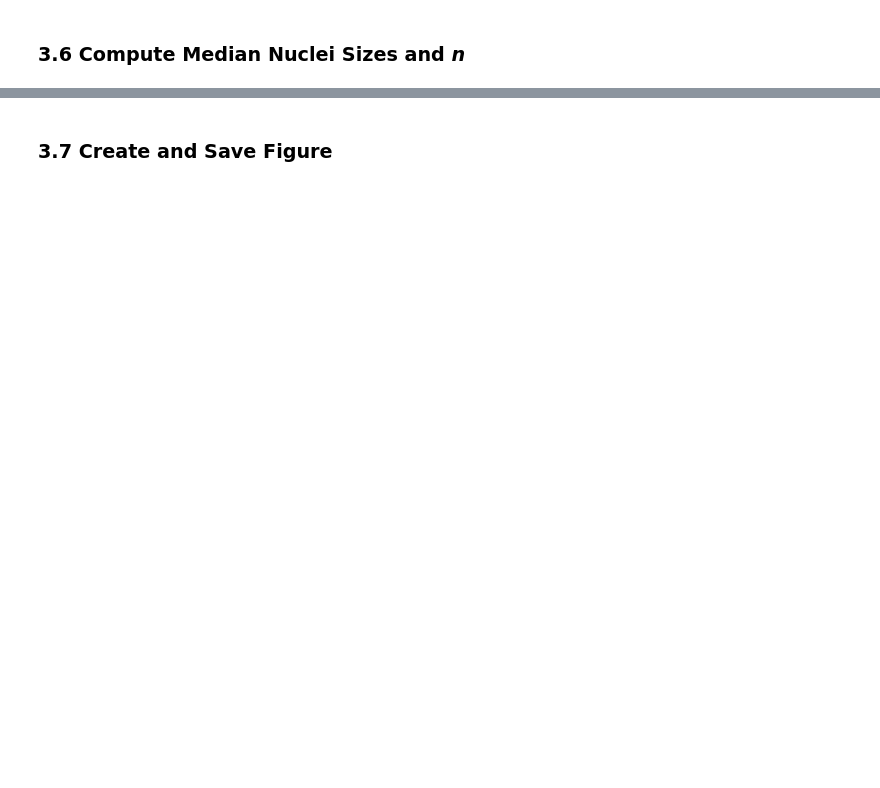
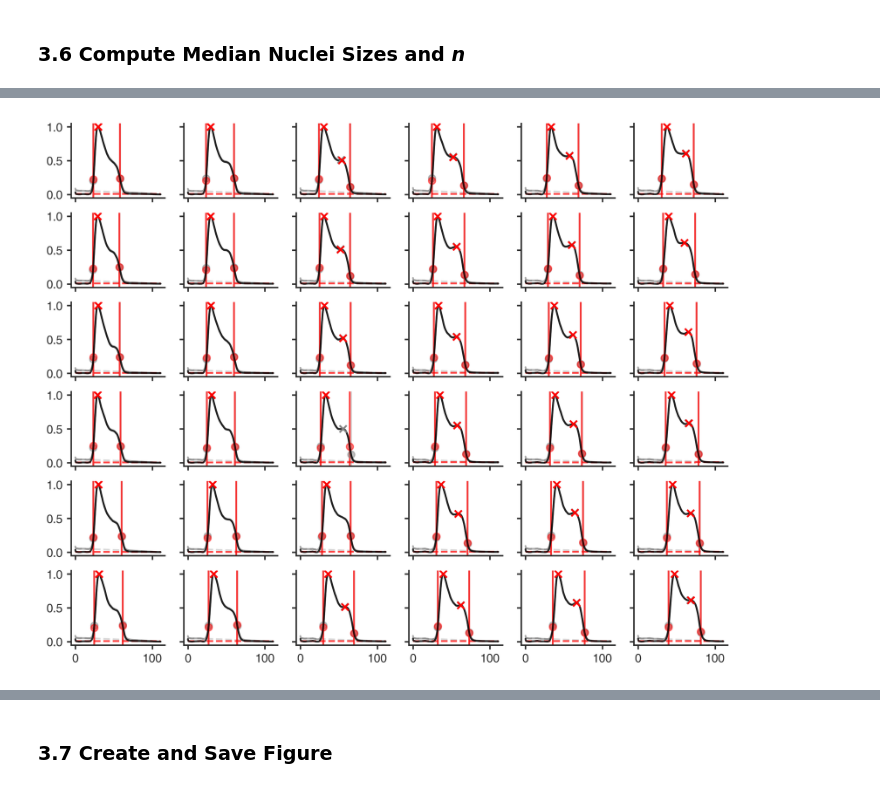
Before and after one commit to CorbanSwain/ExM-Demo-Figures, a Jupyter notebook: source/supplementary_file_xx-thickness-analysis.ipynb, the cells around one changed output, grey strips where cells are left out. Saved outputs shown, nothing was run; the diff lists cells and outputs as text; code cells hidden in the pictures; blank space fills up the shorter version.

Commit message:
continueing work on z-stack

```diff
--- a/source/supplementary_file_xx-thickness-analysis.ipynb
+++ b/source/supplementary_file_xx-thickness-analysis.ipynb
@@ -475,0 +510,100 @@ Data summaries generated; done.
+# %%
+%matplotlib inline
+
+background_threshold = 0.25
+background_buffer_px = 15
+
+plane_df = None
+
+for sample_name in long_df['sample'].unique():
+    sample_filter = long_df['sample'] == sample_name
+
+    (fig, axs) = plt.subplots(
+        len(long_df['ix'].unique()), len(long_df['iy'].unique()), sharex=True, sharey=True,
+        figsize=(10, 8), dpi=300)
+    axs = axs.flatten()
+
+    for iloc, loc_id in enumerate(long_df['loc_id'].unique()):
+        # print(f'Processing {sample_name:s} at {loc_id:s}...')
+
+        loc_filter = long_df['loc_id'] == loc_id
+        loc_df = long_df.loc[loc_filter & sample_filter, :]
+        x_loc_um = loc_df['x'].to_numpy()[0]
+        y_loc_um = loc_df['y'].to_numpy()[0]
+        ix_loc = loc_df['ix'].to_numpy()[0]
+        iy_loc = loc_df['iy'].to_numpy()[0]
+
+        x = loc_df['z'].to_numpy()
+        y = loc_df['values'].to_numpy()
+        # print(f'...{x.shape = }, {y.shape = }')
+        ax = axs[iloc]
+        ax.plot(loc_df['z'], loc_df['values'],
+                       c='k', zorder=1, alpha=0.33)
+        sns.despine(right=True, top=True, ax=ax)
+
+        new_y = y
+
+        # find peaks
+        for i in range(2):
+            c = 'gray' if i == 0 else 'r'
+            a = 0.3 if i == 0 else 0.75
+            (peaks, props) = sig.find_peaks(new_y, height=0.5)
+
+
+            left_peak = peaks[0]
+            right_peak = peaks[-1]
+            # print(f'...{left_peak = } {right_peak = }')
+
+            ax.scatter(x[[left_peak, right_peak]],
+                       new_y[[left_peak, right_peak]], c=c, marker='x',
+                       zorder=3)
+
+            left_thold = new_y[left_peak] * background_threshold
+            right_thold = new_y[right_peak] * background_threshold
+
+            left_crossing = np.where(new_y[:left_peak] < left_thold)[0][-1]
+            right_crossing = np.where(new_y[right_peak:] < right_thold)[0][0] + right_peak
+
+            ax.axvline(x[left_crossing], c=c, ls='-', alpha=a, zorder=0)
+            ax.axvline(x[right_crossing], c=c, ls='-', alpha=a, zorder=0)
+            ax.scatter(x[left_crossing], new_y[left_crossing], c=c, zorder=2, alpha=0.5)
+            ax.scatter(x[right_crossing], new_y[right_crossing], c=c, zorder=2, alpha=0.5)
+
+            left_buffer = left_crossing - background_buffer_px
+            left_buffer = 0 if left_buffer < 0 else left_buffer
+            right_buffer = right_crossing + background_buffer_px
+            right_buffer = len(x) - 1 if right_buffer > (len(x) - 1) else right_buffer
+
+            back_only_i = np.concat([range(left_buffer), range(right_buffer, len(x))])
+            back_only_x = x[back_only_i]
+            back_only_y = new_y[back_only_i]
+
+            # create line of best fit for background
+            (back_slope, back_intercept) = np.polyfit(back_only_x, back_only_y, 1)
+            back_correct = back_slope * x + back_intercept
+            ax.plot(x, back_correct, c=c, ls='--', alpha=a, zorder=-1)
+
+            new_y = normalize_vector(new_y - back_correct)
+            ax.plot(x, new_y, c='k', alpha=a, zorder=2)
+
+        new_col = pd.Series(new_y, index=loc_df.index)
+        long_df.loc[loc_df.index, 'bc_values'] = new_col
+
+        new_df = pd.DataFrame(
+            {
+                'loc_id': loc_id,
+                'sample': sample_name,
+                'x': x_loc_um,
+                'y': y_loc_um,
+                'ix': ix_loc,
+                'iy': iy_loc,
+                'z': [x[left_crossing], x[right_crossing]],
+                'z_loc': ['bottom', 'top']})
+        if plane_df is None:
+            plane_df = new_df
+            continue
+        plane_df = pd.concat([plane_df, new_df], axis=0, ignore_index=True)
+plt.show()
+plane_df
+# %% [output]
+[figure, added]
```
Also changed, not shown: parts of 15 cells of this notebook.
